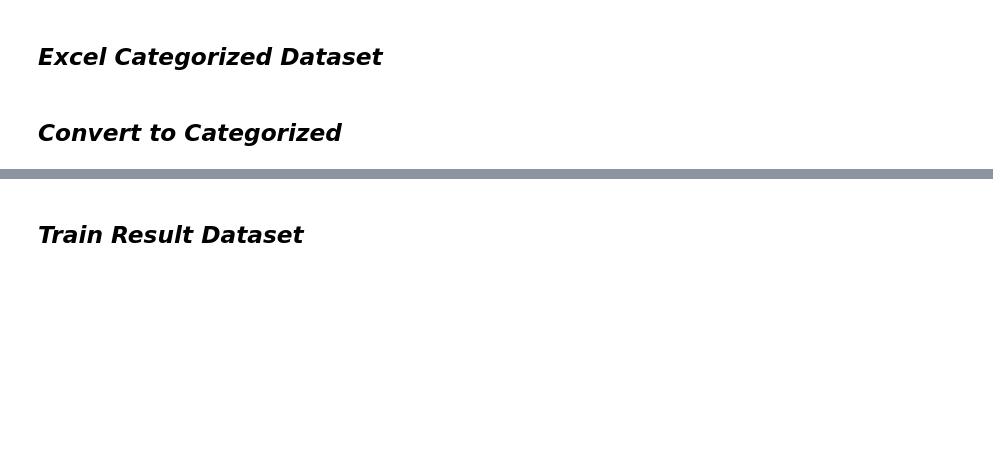
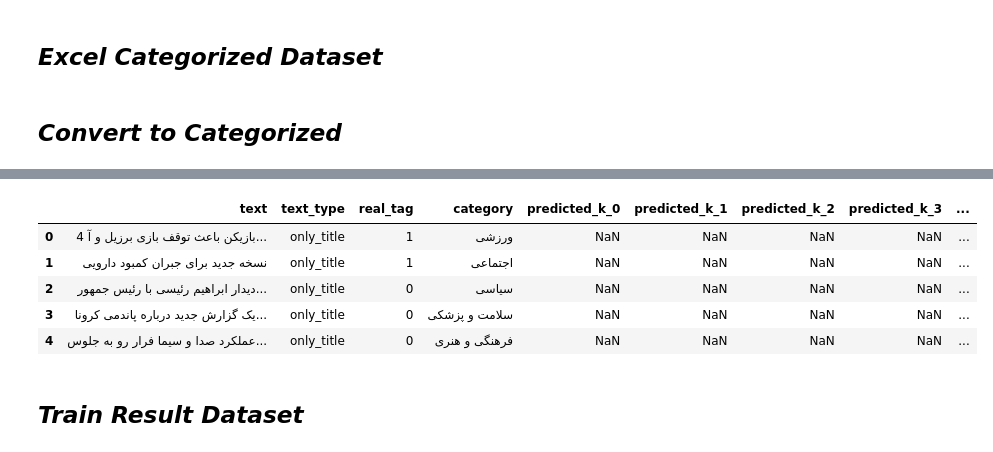
Before and after one commit to ShayanSalehi81/BachelorProject, a Jupyter notebook: Codes/Creating_dataset.ipynb, the cells around one changed output, grey strips where cells are left out. Saved outputs shown, nothing was run; the diff lists cells and outputs as text; code cells hidden in the pictures; blank space fills up the shorter version.

Commit message:
Update Dataset

```diff
--- a/Codes/Creating_dataset.ipynb
+++ b/Codes/Creating_dataset.ipynb
@@ -74,0 +77,3 @@ final_df.to_csv('../Datasets/System_Prompt19_Results.csv', index=False)
+# %%
+eval_df = pd.read_excel('../Datasets/eval_bert_cat.xlsx')
+eval_df.head(5)
@@ -74,0 +87,24 @@ final_df.to_csv('../Datasets/System_Prompt19_Results.csv', index=False)
+# %%
+result_df = pd.DataFrame({
+    'text': eval_df['title'],
+    'text_type': ['only_title'] * len(eval_df),
+    'real_tag': eval_df['tag'],
+    'category': eval_df['category'],
+    'predicted_k_0': np.nan,
+    'predicted_k_1': np.nan,
+    'predicted_k_2': np.nan,
+    'predicted_k_3': np.nan,
+    'predicted_k_4': np.nan,
+    'predicted_k_5': np.nan,
+    'predicted_k_10': np.nan,
+    'predicted_k_20': np.nan,
+    'predicted_k_50': np.nan
+})
+result_df.head(5)
+# %% [output]
+|  | text | text_type | real_tag | category | predicted_k_0 | predicted_k_1 | predicted_k_2 | predicted_k_3 | ... |
+| 0 | 4 بازیکن باعث توقف بازی برزیل و آ... | only_title | 1 | ورزشی | NaN | NaN | NaN | NaN | ... |
+| 1 | نسخه جدید برای جبران کمبود دارویی | only_title | 1 | اجتماعی | NaN | NaN | NaN | NaN | ... |
+| 2 | دیدار ابراهیم رئیسی با رئیس جمهور... | only_title | 0 | سیاسی | NaN | NaN | NaN | NaN | ... |
+| 3 | یک گزارش جدید درباره پاندمی کرونا... | only_title | 0 | سلامت و پزشکی | NaN | NaN | NaN | NaN | ... |
+| 4 | عملکرد صدا و سیما فرار رو به جلوس... | only_title | 0 | فرهنگی و هنری | NaN | NaN | NaN | NaN | ... |
```
Also changed, not shown: parts of 3 cells of this notebook, 6 other files.
